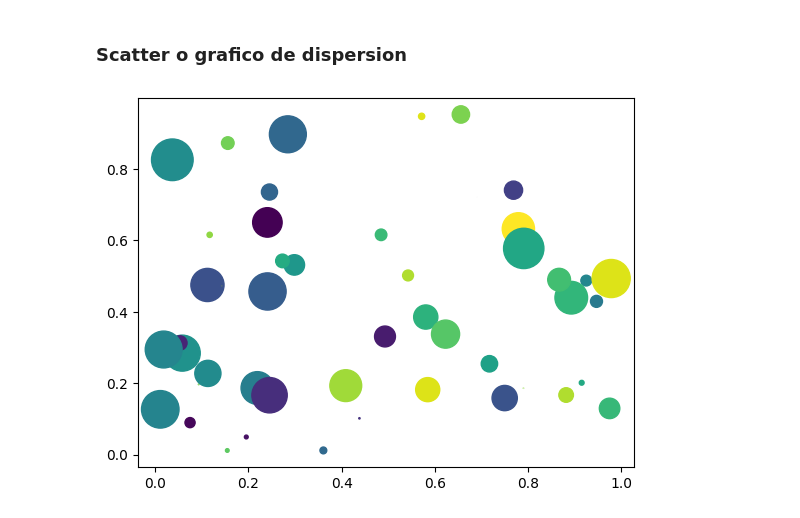
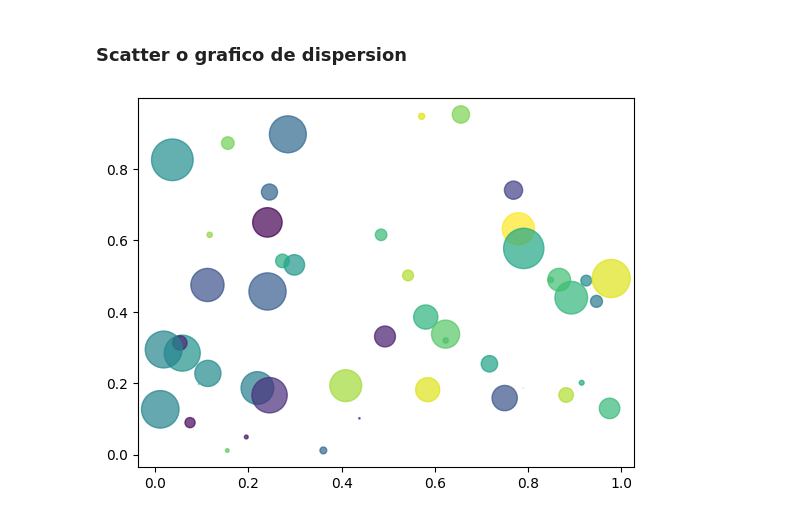
Before and after one commit to okuraseki/CursoEDA, a Jupyter notebook: matplotlib_seaborn/9-otros_graficos.ipynb, the cells around one changed output. Drawn from its saved outputs; the diff is of its cells as text; code cells hidden in the pictures.

```diff
--- a/matplotlib_seaborn/9-otros_graficos.ipynb
+++ b/matplotlib_seaborn/9-otros_graficos.ipynb
@@ -40,8 +40,7 @@ y = np.random.rand(N)
 area = (30 * np.random.rand(N)) **2
 colors = np.random.rand(N)
 # %%
-plt.scatter(x,y, s = area, c = colors, marker='o', alpha=0.5
-)  # s tamaño, c color
+plt.scatter(x,y, s = area, c = colors, marker='o', alpha=0.7)  # s tamaño, c color
 plt.show()
 # %% [output]
-[figure, old version]
+[figure, new version]
```
Also changed, not shown: 7 other files.
